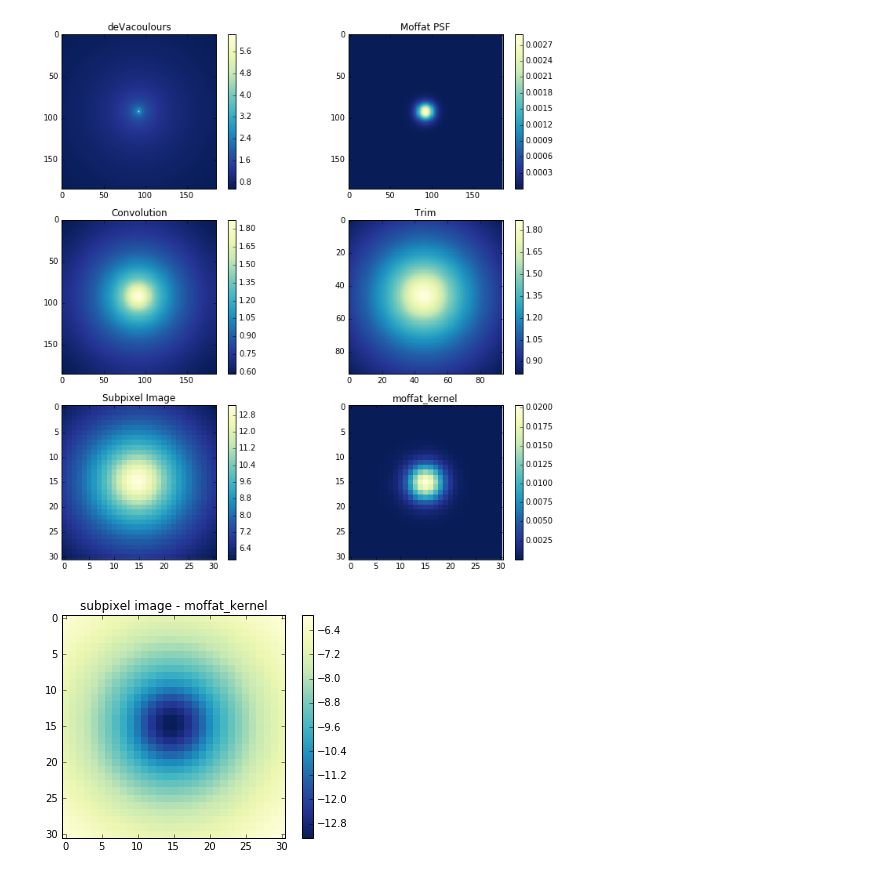
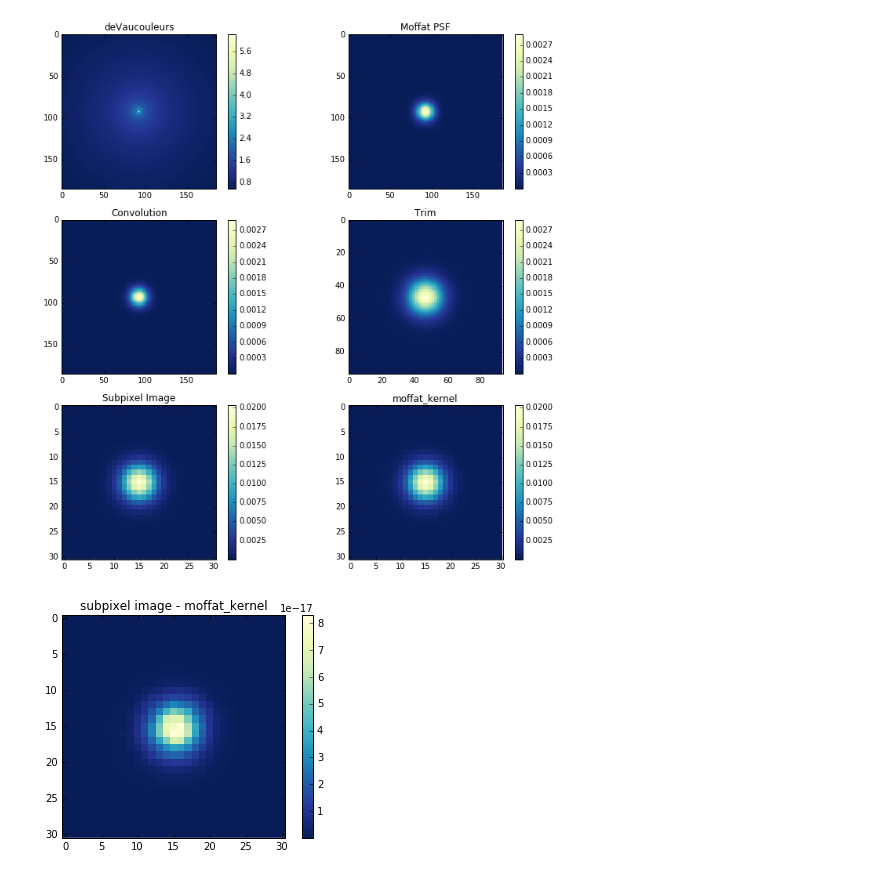
Before and after one commit to lmoustakas/lcolens, a Jupyter notebook: python/arw/FastGalaxySim.ipynb, the cells around one changed output. Cells and saved outputs as stored; diff of their text form; code cells hidden in the pictures.

```diff
--- a/python/arw/FastGalaxySim.ipynb
+++ b/python/arw/FastGalaxySim.ipynb
@@ -5,7 +5,7 @@ import pylab as plt
 import psf
 import time
 
-def deVacoulours((x,y), x0, y0, F, r0, q = 1.0, posang=0.0):
+def deVaucouleurs((x,y), x0, y0, F, r0, q = 1.0, posang=0.0):
     spa = np.sin(posang / 180.0 * np.pi)
     cpa = np.cos(posang / 180.0 * np.pi)
 
@@ -28,16 +28,16 @@ r0=1.5 / 0.385
 PA = 174.8
 el = 0.09
 q = 1./np.sqrt(1.-el**2)
-print 'deVaucoulours'
+print 'deVaucouleurs'
 start = time.clock()
-img = deVacoulours((xg,yg), (len(x)-1)/2+3,(len(x)-1)/2-8,F,r0, q=q, posang=174.8)
+img = deVaucouleurs((xg,yg), (len(x)-1)/2+3,(len(x)-1)/2-8,F,r0, q=q, posang=174.8)
 print time.clock()-start
 
 print np.sum(img)
 levels =  np.arange(0.2,1.1,0.2)*np.max(img)
 
 plt.figure()
-plt.title('deVaucoulours')
+plt.title('deVaucouleurs')
 plt.contour(img, levels, colors='r', widths=0.1)
 plt.imshow(img, interpolation='none', cmap='YlGnBu_r')
 plt.colorbar()
@@ -151,24 +151,24 @@ import psf
 import integrate
 integrate = integrate.integrate()
 
-def deVaucolours_model(x0, y0, F, r0, moffat_alpha, moffat_beta, q = 1.0, posang=0.0, npx=31):
-    # 1. Sub-pixelized and padded model of deVacoulours profile and moffat.
+def deVaucouleurs_model(x0, y0, F, r0, moffat_alpha, moffat_beta, q = 1.0, posang=0.0, npx=31):
+    # 1. Sub-pixelized and padded model of deVaucouleurs profile and moffat.
     # 2. Convolve the profiles
     # 3. Trim the boundaries.
     # 4. Sub-pixel integration
     # 5. Return output
-    # 1. Sub-pixelized and padded model of deVacoulours profile and moffat.
-    subpixel_padding = 3
+    # 1. Sub-pixelized and padded model of deVaucouleurs profile and moffat.
+    subsamp = 3
     boundary_padding = 2
     #npx_p_sp = (npx * subpixel_padding - subpixel_padding + 1)*boundary_padding
-    npx_p_sp = (npx)*subpixel_padding*boundary_padding
+    npx_p_sp = (npx)*subsamp*boundary_padding
     x=np.arange(0.,npx_p_sp)
     y=np.arange(0.,npx_p_sp)
     xg, yg = np.mgrid[:len(x), :len(x)]
-    img = deVacoulours((xg,yg), (len(x)-1)/2,(len(y)-1)/2,F,r0, q=q, posang=posang)
+    img = deVaucouleurs((xg,yg), (len(x)-1)/2,(len(y)-1)/2,F,r0, q=q, posang=posang)
 
     print 'alpha', alpha
-    PSF_model = psf.moffat(xg, yg, (len(x)-1)/2+0.5,  (len(y)-1)/2+0.5, alpha*subpixel_padding, beta, q = 1.0, posang = 0.0) # fast
+    PSF_model = psf.moffat(xg, yg, (len(x)-1)/2+0.5,  (len(y)-1)/2+0.5, alpha*subsamp, beta, q = 1.0, posang = 0.0) # fast
     #PSF_model /= np.sum(PSF_model)
     #normfactor = (beta - 1.0) / (np.pi * alpha * subpixel_padding * alpha * subpixel_padding)
     #PSF_model /= normfactor
@@ -177,7 +177,7 @@ def deVaucolours_model(x0, y0, F, r0, moffat_alpha, moffat_beta, q = 1.0, posang
     conv = np.fft.irfft2(np.fft.rfft2(PSF_model) * np.fft.rfft2(img))
     conv = np.fft.fftshift(conv)
 
-    #conv=  PSF_model.copy() # THIS LINE IS FOR TESTING. REMOVE FROM CODE!!!
+    conv=  PSF_model.copy() # THIS LINE IS FOR TESTING. REMOVE FROM CODE!!!
 
     # 3. Trim the boundaries.
     trm = conv[(npx_p_sp-1)/4:-(npx_p_sp-1)/4+1, (npx_p_sp-1)/4:-(npx_p_sp-1)/4+1]
@@ -192,7 +192,6 @@ def deVaucolours_model(x0, y0, F, r0, moffat_alpha, moffat_beta, q = 1.0, posang
     # I think this requires nx and ny to be odd
     # That is something to fix in the long run
     #fwhm = alpha * 2.0 * (2.0 ** (1.0 / beta) - 1.0) ** 0.5
-    subsamp=subpixel_padding
     # The slow, but more understandable way
     # Loop over pixels
     # for j, y in enumerate(range(-nx / 2 + 1, nx/2 + 1)):
@@ -204,14 +203,14 @@ def deVaucolours_model(x0, y0, F, r0, moffat_alpha, moffat_beta, q = 1.0, posang
     # Subsample the moffat array
     # Say we have 11 pixels in each direction, then 0, 0 is at array index 5, 5
     # If we subsample that by a factor of 10, we want 101 x 101 pixels
-    subkern = np.zeros((npx * subsamp - subsamp + 1, npx * subsamp - subsamp + 1 ))
+    #subkern = np.zeros((npx * subsamp - subsamp + 1, npx * subsamp - subsamp + 1 ))
     x2 = np.linspace(-npx / 2  + 0.5, npx / 2 + 0.5, npx * subsamp + 1  )
     y2 = np.linspace(-npx / 2  + 0.5, npx / 2 + 0.5, npx * subsamp + 1  )
     x2d, y2d = np.meshgrid(x2, y2)
     print npx, subsamp, npx*subsamp
     #subkern = moffat(x2d, y2d, x0, y0, alpha, beta) # cut out Moffat ellipticity and rotation options
     # THIS SHOULD BE 91
-    print 'subkern.shape', subkern.shape
+    #print 'subkern.shape', subkern.shape
     subkern=trm.copy()
     # THIS SHOULD BE 94
     print 'subkern.shape', subkern.shape
@@ -229,7 +228,7 @@ def deVaucolours_model(x0, y0, F, r0, moffat_alpha, moffat_beta, q = 1.0, posang
     plt.subplot(321)
     plt.imshow(img, interpolation = 'none', cmap='YlGnBu_r')
     plt.colorbar()
-    plt.title('deVacoulours')
+    plt.title('deVaucouleurs')
     plt.subplot(322)
     plt.imshow(PSF_model, interpolation = 'none', cmap='YlGnBu_r')
     plt.title('Moffat PSF')
@@ -271,5 +270,5 @@ moffat_beta = 2.0
 x0 = 0.
 y0 = 0.
 
-deVaucolours_model(x0, y0, F, r0, moffat_alpha, moffat_beta, q = q, posang=PA, npx=31)
+deVaucouleurs_model(x0, y0, F, r0, moffat_alpha, moffat_beta, q = q, posang=PA, npx=31)
 # %% [output]
@@ -282,3 +280,3 @@ subkern.shape (91, 91)
 subkern.shape (94, 94)
-[figure, old version]
+[figure, new version]
-[figure, old version]
+[figure, new version]
```
Also changed, not shown: parts of 4 cells of this notebook.
